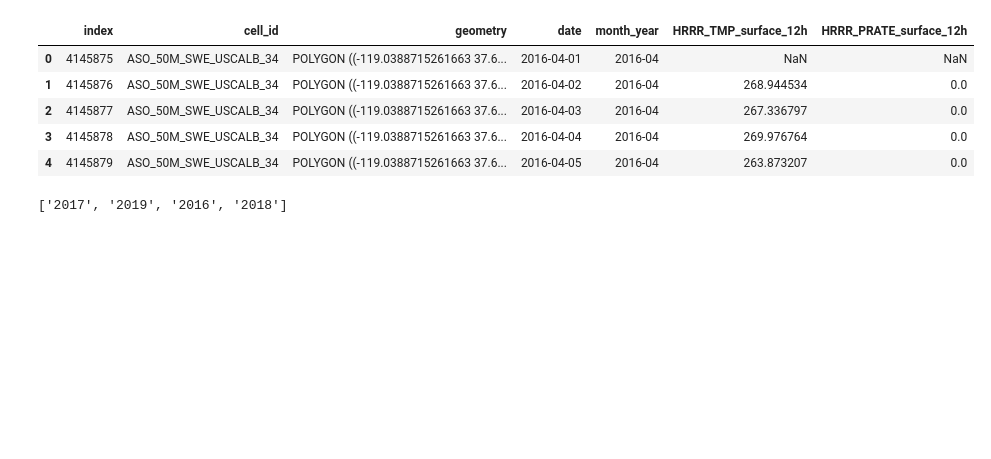
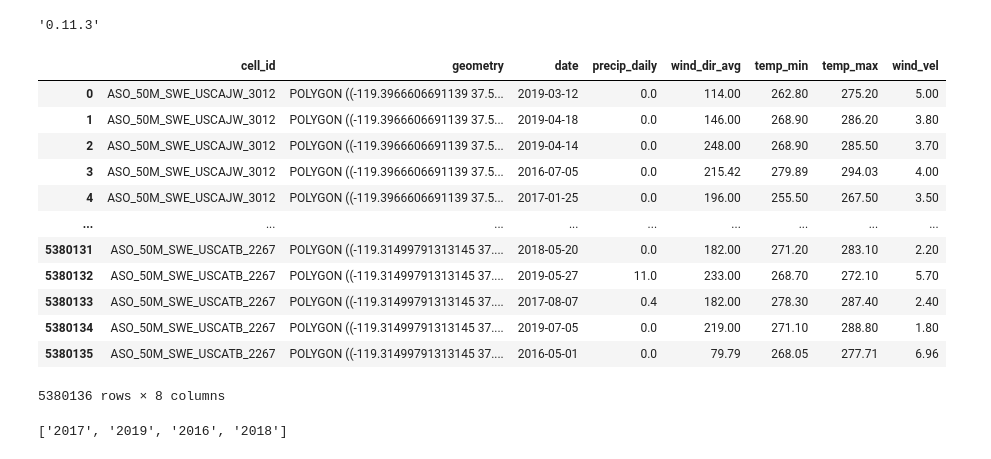
Before and after one commit to Seiris21/ucb2022.snowcast, a Jupyter notebook: notebooks/models/swe_cnn-lstm.ipynb, the cells around one changed output. Cells and saved outputs as stored; diff of their text form; code cells hidden in the pictures; blank space fills up the shorter version.

Commit message:
Updated to load from complete weather data

```diff
--- a/notebooks/models/swe_cnn-lstm.ipynb
+++ b/notebooks/models/swe_cnn-lstm.ipynb
@@ -40,6 +40,11 @@ import sklearn
 from sklearn.model_selection import StratifiedKFold
 
 import wandb
+# %%
+#Need torchvision .8+ for some image reading functionality
+torchvision.__version__
+# %% [output]
+'0.11.3'
 # %%
 #Reading in the data
 df = pd.read_csv(f'/home/ubuntu/SnowData/Final_CNN_Dataframe.csv')
@@ -69,20 +74,26 @@ df = df.drop([56955,82314])
 df.reset_index(inplace=True,drop=True)
 # %%
 #Join weather data
-a = pd.read_csv('/home/ubuntu/SnowData/Unique_CellIDs_byDate__ASO_50M_SWE_USCALB__with_HRRR_TMP_surface_12h.csv',index_col=0)
-
-b = pd.read_csv('/home/ubuntu/SnowData/Unique_CellIDs_byDate__ASO_50M_SWE_USCALB__with_HRRR_PRATE_surface_12h.csv',index_col=0)
-
-weather = pd.merge(a, b,  how='left', on = ['index','cell_id','geometry','date','month_year'])
+#a = pd.read_csv('/home/ubuntu/SnowData/Unique_CellIDs_byDate__ASO_50M_SWE_USCALB__with_HRRR_TMP_surface_12h.csv',index_col=0)
+#b = pd.read_csv('/home/ubuntu/SnowData/Unique_CellIDs_byDate__ASO_50M_SWE_USCALB__with_HRRR_PRATE_surface_12h.csv',index_col=0)
+#weather = pd.merge(a, b,  how='left', on = ['index','cell_id','geometry','date','month_year'])
+weather = pd.read_csv('/home/ubuntu/SnowData/GRIDMET_Weather_Data.csv')
 # %%
-weather.head()
+weather
 # %% [output]
-|  | index | cell_id | geometry | date | month_year | HRRR_TMP_surface_12h | HRRR_PRATE_surface_12h |
-| 0 | 4145875 | ASO_50M_SWE_USCALB_34 | POLYGON ((-119.0388715261663 37.6... | 2016-04-01 | 2016-04 | NaN | NaN |
-| 1 | 4145876 | ASO_50M_SWE_USCALB_34 | POLYGON ((-119.0388715261663 37.6... | 2016-04-02 | 2016-04 | 268.944534 | 0.0 |
-| 2 | 4145877 | ASO_50M_SWE_USCALB_34 | POLYGON ((-119.0388715261663 37.6... | 2016-04-03 | 2016-04 | 267.336797 | 0.0 |
-| 3 | 4145878 | ASO_50M_SWE_USCALB_34 | POLYGON ((-119.0388715261663 37.6... | 2016-04-04 | 2016-04 | 269.976764 | 0.0 |
-| 4 | 4145879 | ASO_50M_SWE_USCALB_34 | POLYGON ((-119.0388715261663 37.6... | 2016-04-05 | 2016-04 | 263.873207 | 0.0 |
+|  | cell_id | geometry | date | precip_daily | wind_dir_avg | temp_min | temp_max | wind_vel |
+| 0 | ASO_50M_SWE_USCAJW_3012 | POLYGON ((-119.3966606691139 37.5... | 2019-03-12 | 0.0 | 114.00 | 262.80 | 275.20 | 5.00 |
+| 1 | ASO_50M_SWE_USCAJW_3012 | POLYGON ((-119.3966606691139 37.5... | 2019-04-18 | 0.0 | 146.00 | 268.90 | 286.20 | 3.80 |
+| 2 | ASO_50M_SWE_USCAJW_3012 | POLYGON ((-119.3966606691139 37.5... | 2019-04-14 | 0.0 | 248.00 | 268.90 | 285.50 | 3.70 |
+| 3 | ASO_50M_SWE_USCAJW_3012 | POLYGON ((-119.3966606691139 37.5... | 2016-07-05 | 0.0 | 215.42 | 279.89 | 294.03 | 4.00 |
+| 4 | ASO_50M_SWE_USCAJW_3012 | POLYGON ((-119.3966606691139 37.5... | 2017-01-25 | 0.0 | 196.00 | 255.50 | 267.50 | 3.50 |
+| ... | ... | ... | ... | ... | ... | ... | ... | ... |
+| 5380131 | ASO_50M_SWE_USCATB_2267 | POLYGON ((-119.31499791313145 37.... | 2018-05-20 | 0.0 | 182.00 | 271.20 | 283.10 | 2.20 |
+| 5380132 | ASO_50M_SWE_USCATB_2267 | POLYGON ((-119.31499791313145 37.... | 2019-05-27 | 11.0 | 233.00 | 268.70 | 272.10 | 5.70 |
+| 5380133 | ASO_50M_SWE_USCATB_2267 | POLYGON ((-119.31499791313145 37.... | 2017-08-07 | 0.4 | 182.00 | 278.30 | 287.40 | 2.40 |
+| 5380134 | ASO_50M_SWE_USCATB_2267 | POLYGON ((-119.31499791313145 37.... | 2019-07-05 | 0.0 | 219.00 | 271.10 | 288.80 | 1.80 |
+| 5380135 | ASO_50M_SWE_USCATB_2267 | POLYGON ((-119.31499791313145 37.... | 2016-05-01 | 0.0 | 79.79 | 268.05 | 277.71 | 6.96 |
+5380136 rows × 8 columns
 # %%
 year = []
 for i in df['date'].values:
```
Also changed, not shown: parts of 8 cells of this notebook.
